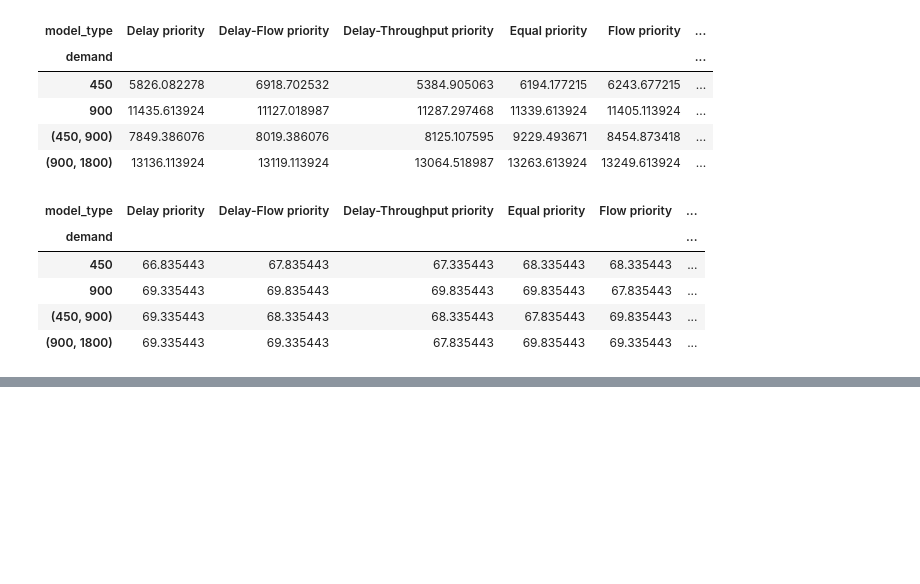
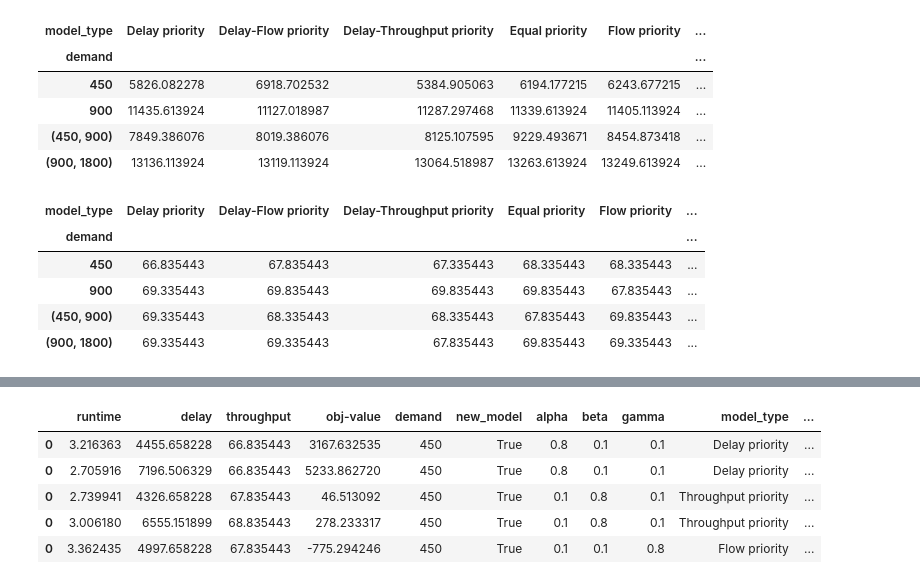
Before and after one commit to DEGABGED/ctm_data_processing, a Jupyter notebook: Results from MILP Realtime Computations.ipynb, the cells around one changed output, grey strips where cells are left out. Cells and saved outputs as stored; diff of their text form; code cells hidden in the pictures; blank space fills up the shorter version.

```diff
--- a/Results from MILP Realtime Computations.ipynb
+++ b/Results from MILP Realtime Computations.ipynb
@@ -195,7 +195,7 @@ _col_rename = {
     'Runtime': 'runtime',
     'Delay': 'delay',
     'Throughput': 'throughput',
-    'ObjValue': 'obj-value'
+    'ObjValue': 'objective_value'
 }
 
 _model_type = {
@@ -279,0 +296,9 @@ df_throughput_table
+# %%
+df.head()
+# %% [output]
+|  | runtime | delay | throughput | obj-value | demand | new_model | alpha | beta | gamma | model_type | ... |
+| 0 | 3.216363 | 4455.658228 | 66.835443 | 3167.632535 | 450 | True | 0.8 | 0.1 | 0.1 | Delay priority | ... |
+| 0 | 2.705916 | 7196.506329 | 66.835443 | 5233.862720 | 450 | True | 0.8 | 0.1 | 0.1 | Delay priority | ... |
+| 0 | 2.739941 | 4326.658228 | 67.835443 | 46.513092 | 450 | True | 0.1 | 0.8 | 0.1 | Throughput priority | ... |
+| 0 | 3.006180 | 6555.151899 | 68.835443 | 278.233317 | 450 | True | 0.1 | 0.8 | 0.1 | Throughput priority | ... |
+| 0 | 3.362435 | 4997.658228 | 67.835443 | -775.294246 | 450 | True | 0.1 | 0.1 | 0.8 | Flow priority | ... |
```
Also changed, not shown: parts of 9 cells of this notebook, 5 other files.
